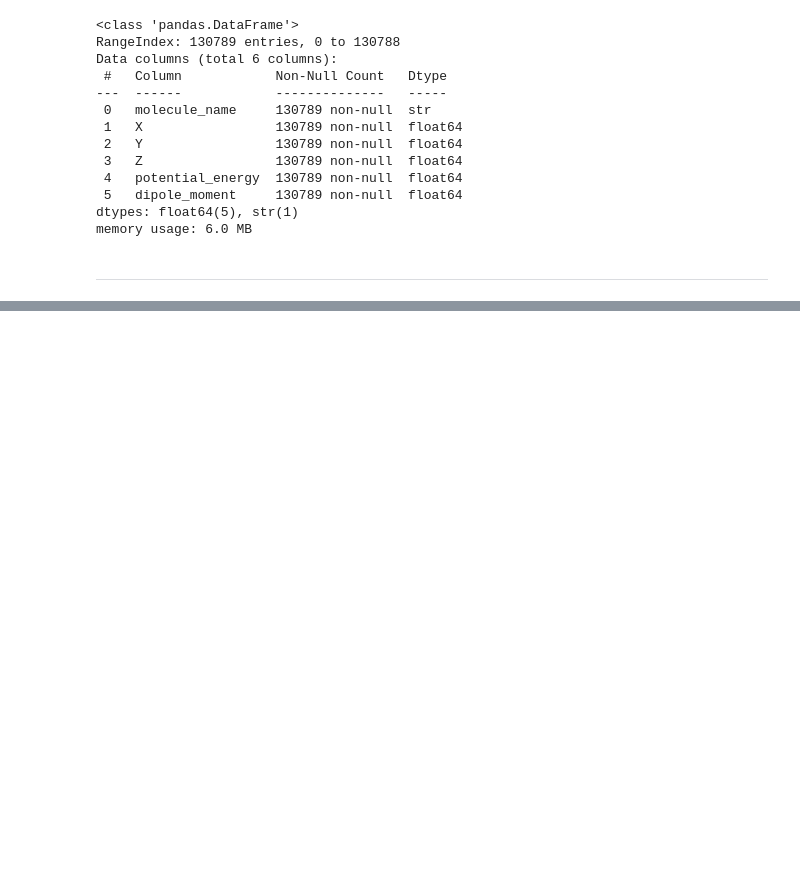
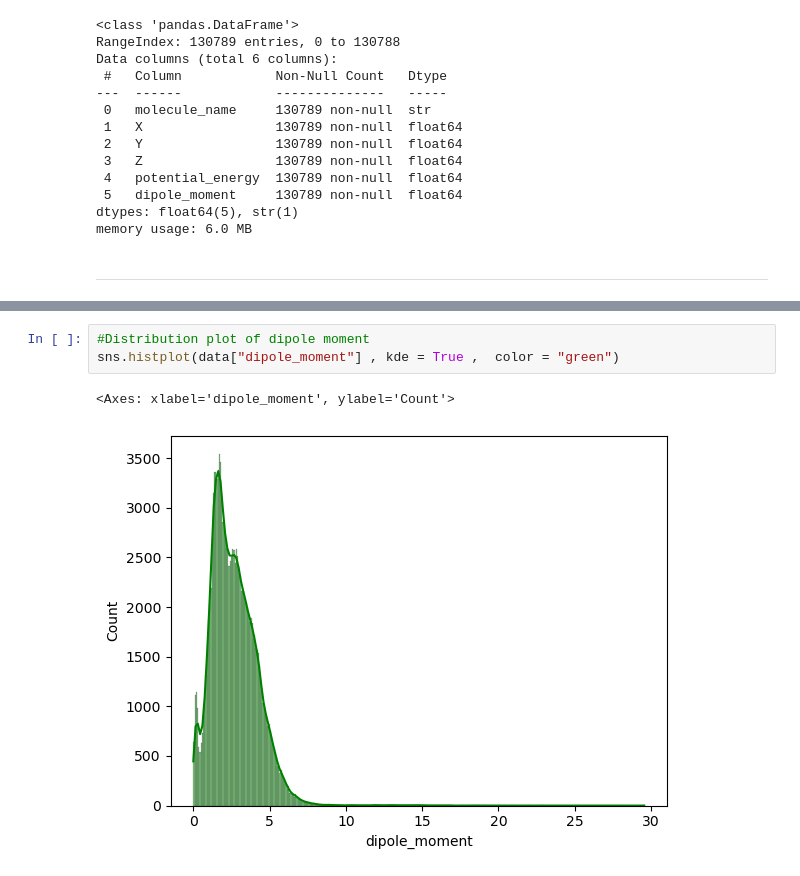
Before and after one commit to thedhawalpanchamiya/can-dipole-predict-energy, a Jupyter notebook: main.ipynb, the cells around one changed output, grey strips where cells are left out. Cells and saved outputs as stored; diff of their text form; blank space fills up the shorter version.

```diff
--- a/main.ipynb
+++ b/main.ipynb
@@ -172,0 +208,6 @@ memory usage: 6.0 MB
+# %%
+#Distribution plot of dipole moment
+sns.histplot(data["dipole_moment"] , kde = True ,  color = "green")
+# %% [output]
+<Axes: xlabel='dipole_moment', ylabel='Count'>
+[figure, added]
```
Also changed, not shown: parts of 10 cells of this notebook.
